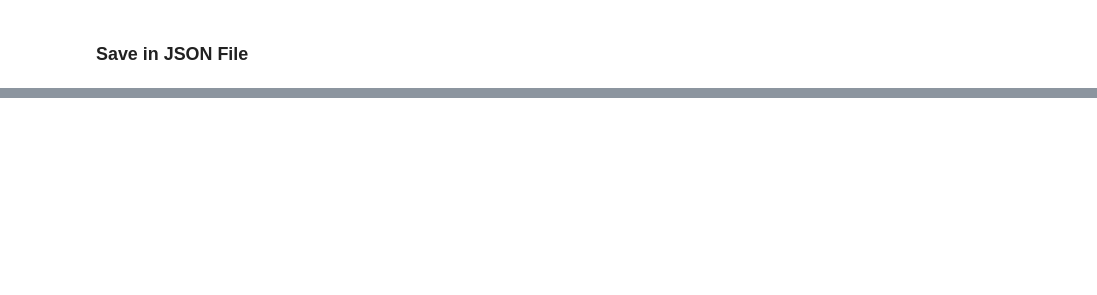
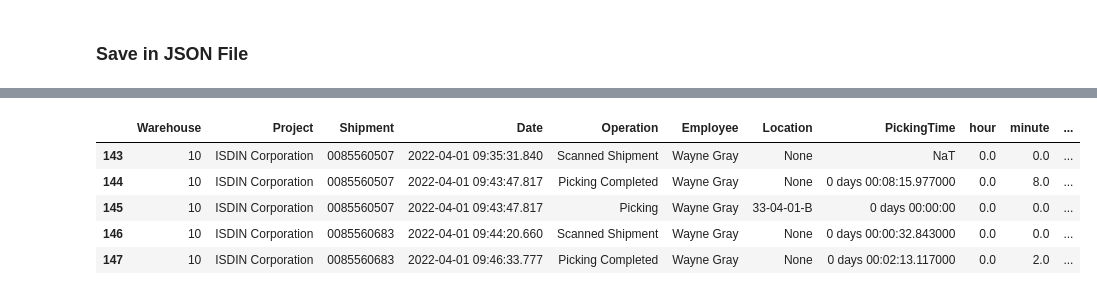
Before and after one commit to wdsrx/data_exploration, a Jupyter notebook: Operations.ipynb, the cells around one changed output, grey strips where cells are left out. Drawn from its saved outputs; the diff is of its cells as text; code cells hidden in the pictures; blank space fills up the shorter version.

```diff
--- a/Operations.ipynb
+++ b/Operations.ipynb
@@ -538,0 +559,10 @@ df03_group.tail(50)
+# %%
+df03_orders_modified['Time'] = df03_orders_modified['hour']*60 + df03_orders_modified['minute'] + df03_orders_modified['second']/60
+df03_orders_modified.head()
+# %% [output]
+|  | Warehouse | Project | Shipment | Date | Operation | Employee | Location | PickingTime | hour | minute | ... |
+| 143 | 10 | ISDIN Corporation | 0085560507 | 2022-04-01 09:35:31.840 | Scanned Shipment | Wayne Gray | None | NaT | 0.0 | 0.0 | ... |
+| 144 | 10 | ISDIN Corporation | 0085560507 | 2022-04-01 09:43:47.817 | Picking Completed | Wayne Gray | None | 0 days 00:08:15.977000 | 0.0 | 8.0 | ... |
+| 145 | 10 | ISDIN Corporation | 0085560507 | 2022-04-01 09:43:47.817 | Picking | Wayne Gray | 33-04-01-B | 0 days 00:00:00 | 0.0 | 0.0 | ... |
+| 146 | 10 | ISDIN Corporation | 0085560683 | 2022-04-01 09:44:20.660 | Scanned Shipment | Wayne Gray | None | 0 days 00:00:32.843000 | 0.0 | 0.0 | ... |
+| 147 | 10 | ISDIN Corporation | 0085560683 | 2022-04-01 09:46:33.777 | Picking Completed | Wayne Gray | None | 0 days 00:02:13.117000 | 0.0 | 2.0 | ... |
```
Also changed, not shown: parts of 47 cells of this notebook, 20 other files.
